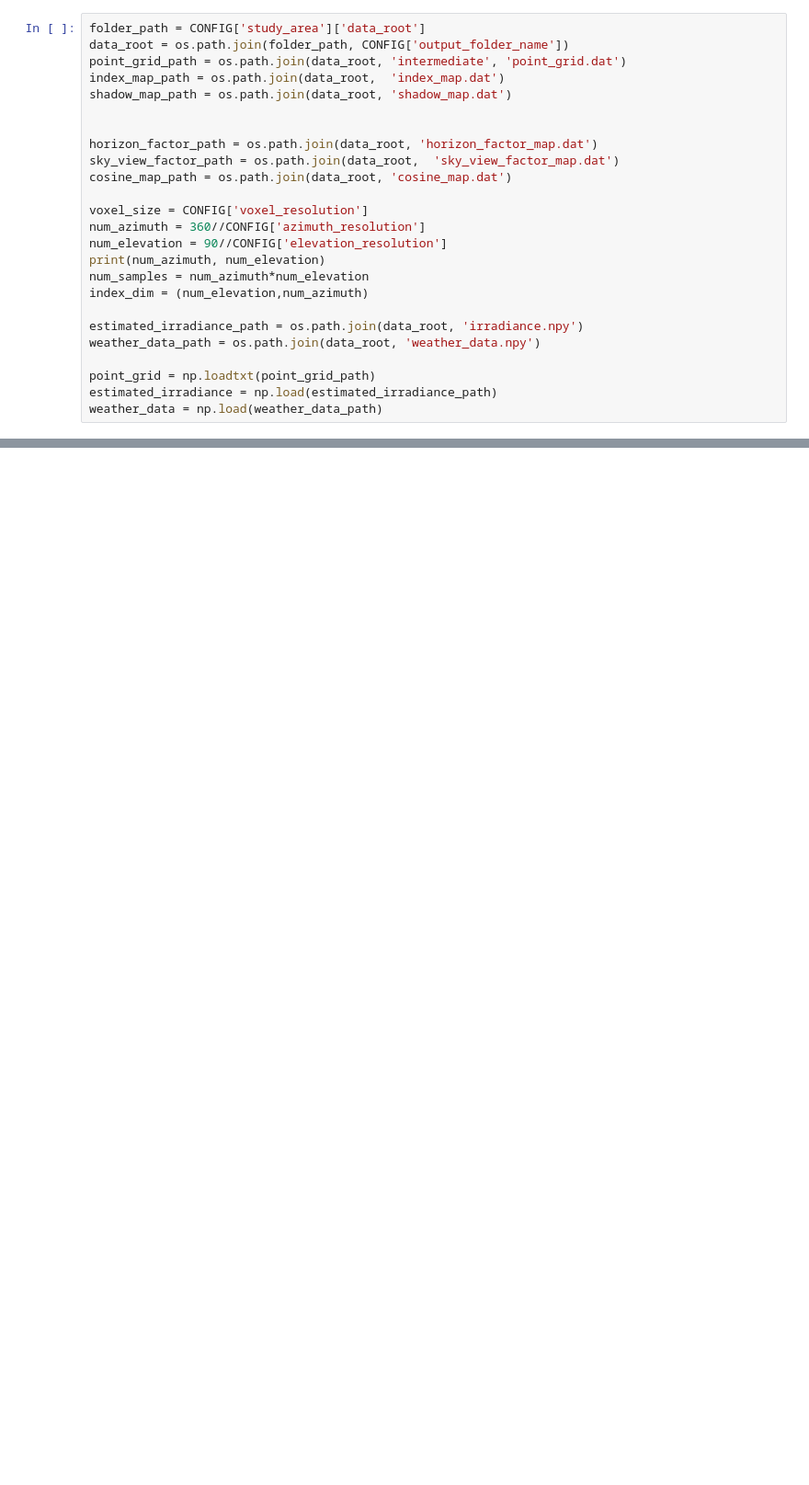
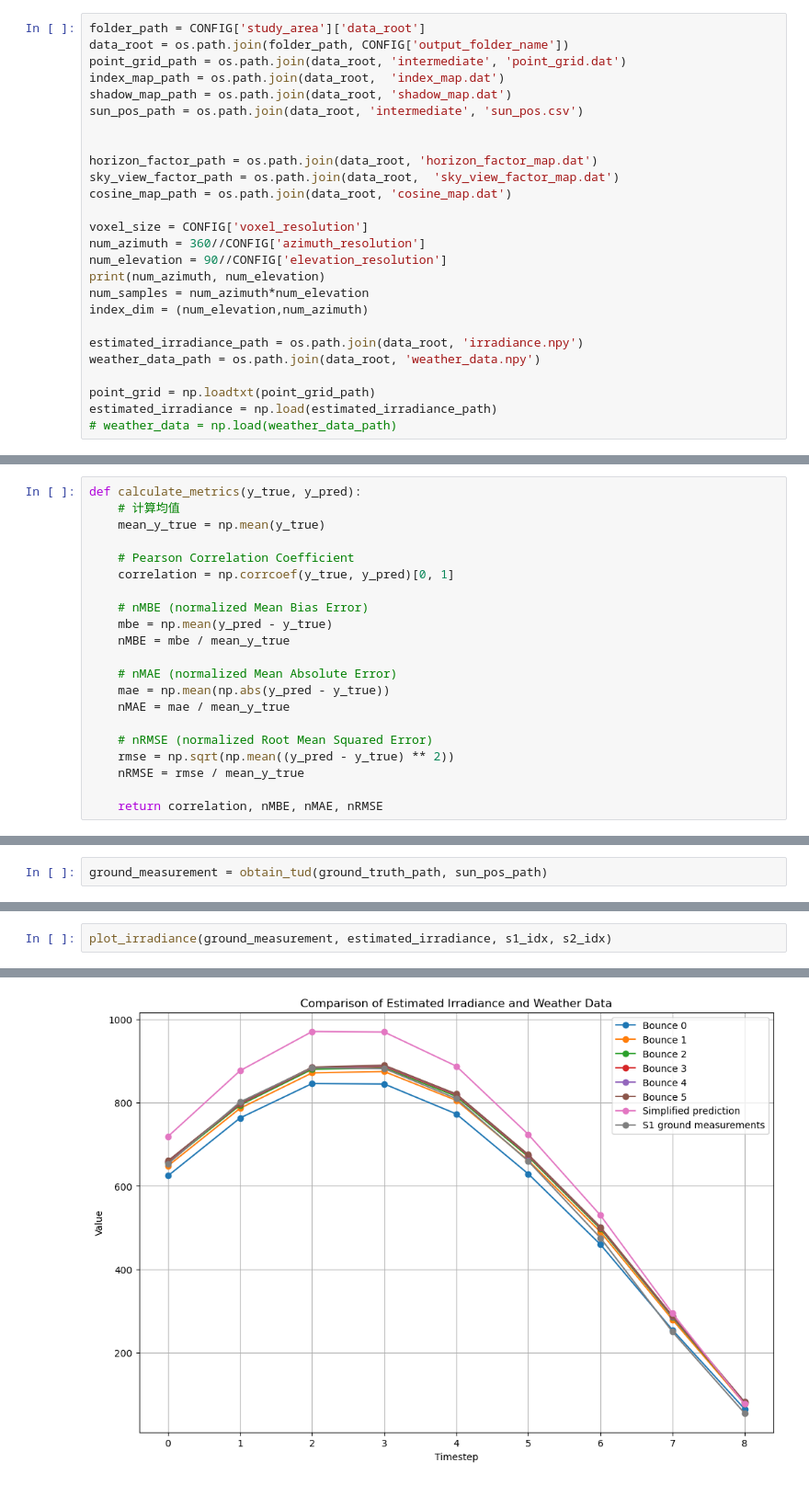
Before and after one commit to longxiangxu321/ProjectSolar, a Jupyter notebook: pythonscript/data_inspector_delft.ipynb, the cells around one changed output, grey strips where cells are left out. Shown at 92% size. Drawn from its saved outputs; the diff is of its cells as text; blank space fills up the shorter version.

```diff
--- a/pythonscript/data_inspector_delft.ipynb
+++ b/pythonscript/data_inspector_delft.ipynb
@@ -19,6 +25,7 @@ data_root = os.path.join(folder_path, CONFIG['output_folder_name'])
 point_grid_path = os.path.join(data_root, 'intermediate', 'point_grid.dat')
 index_map_path = os.path.join(data_root,  'index_map.dat')
 shadow_map_path = os.path.join(data_root, 'shadow_map.dat')
+sun_pos_path = os.path.join(data_root, 'intermediate', 'sun_pos.csv')
 
 
 horizon_factor_path = os.path.join(data_root, 'horizon_factor_map.dat')
@@ -37,4 +44,4 @@ weather_data_path = os.path.join(data_root, 'weather_data.npy')
 
 point_grid = np.loadtxt(point_grid_path)
 estimated_irradiance = np.load(estimated_irradiance_path)
-weather_data = np.load(weather_data_path)
+# weather_data = np.load(weather_data_path)
@@ -115,0 +128,21 @@ plt.show()
+# %%
+def calculate_metrics(y_true, y_pred):
+    # 计算均值
+    mean_y_true = np.mean(y_true)
+
+    # Pearson Correlation Coefficient
+    correlation = np.corrcoef(y_true, y_pred)[0, 1]
+
+    # nMBE (normalized Mean Bias Error)
+    mbe = np.mean(y_pred - y_true)
+    nMBE = mbe / mean_y_true
+
+    # nMAE (normalized Mean Absolute Error)
+    mae = np.mean(np.abs(y_pred - y_true))
+    nMAE = mae / mean_y_true
+
+    # nRMSE (normalized Root Mean Squared Error)
+    rmse = np.sqrt(np.mean((y_pred - y_true) ** 2))
+    nRMSE = rmse / mean_y_true
+
+    return correlation, nMBE, nMAE, nRMSE
@@ -115,0 +163,2 @@ plt.show()
+# %%
+ground_measurement = obtain_tud(ground_truth_path, sun_pos_path)
@@ -115,0 +226,3 @@ plt.show()
+# %%
+plot_irradiance(ground_measurement, estimated_irradiance, s1_idx, s2_idx)
+# %% [output]
@@ -115,0 +236 @@ plt.show()
+[figure, added]
```
Also changed, not shown: parts of 16 cells of this notebook, 16 other files.
